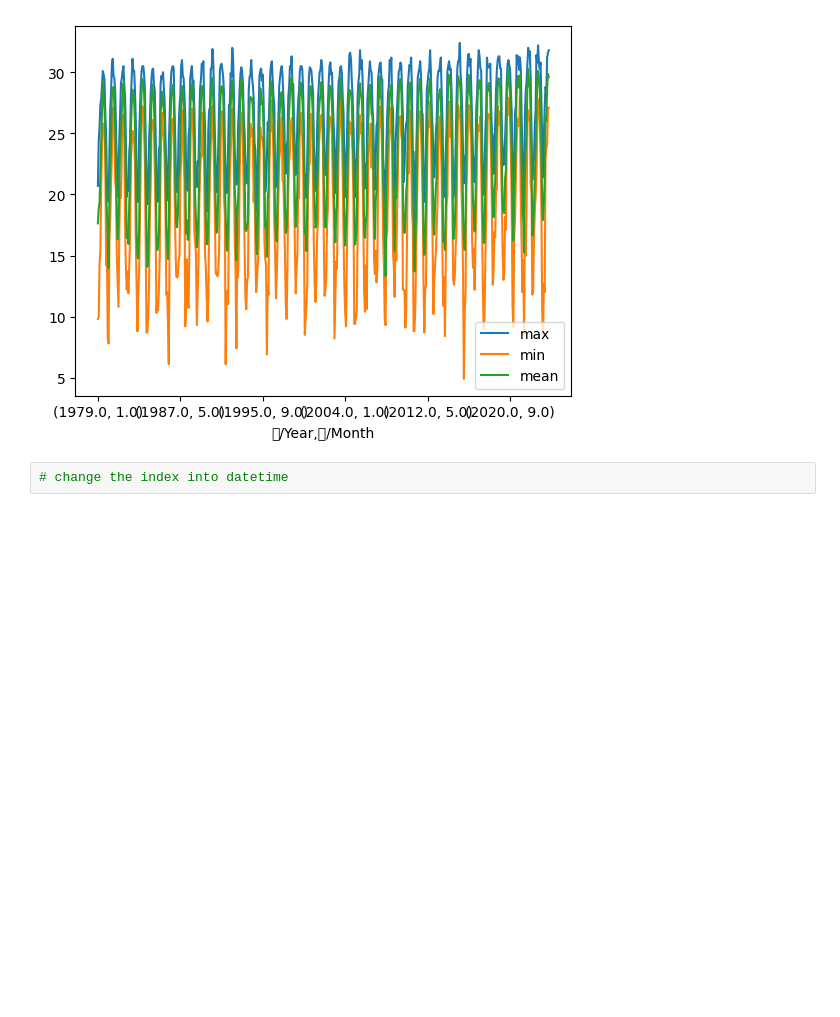
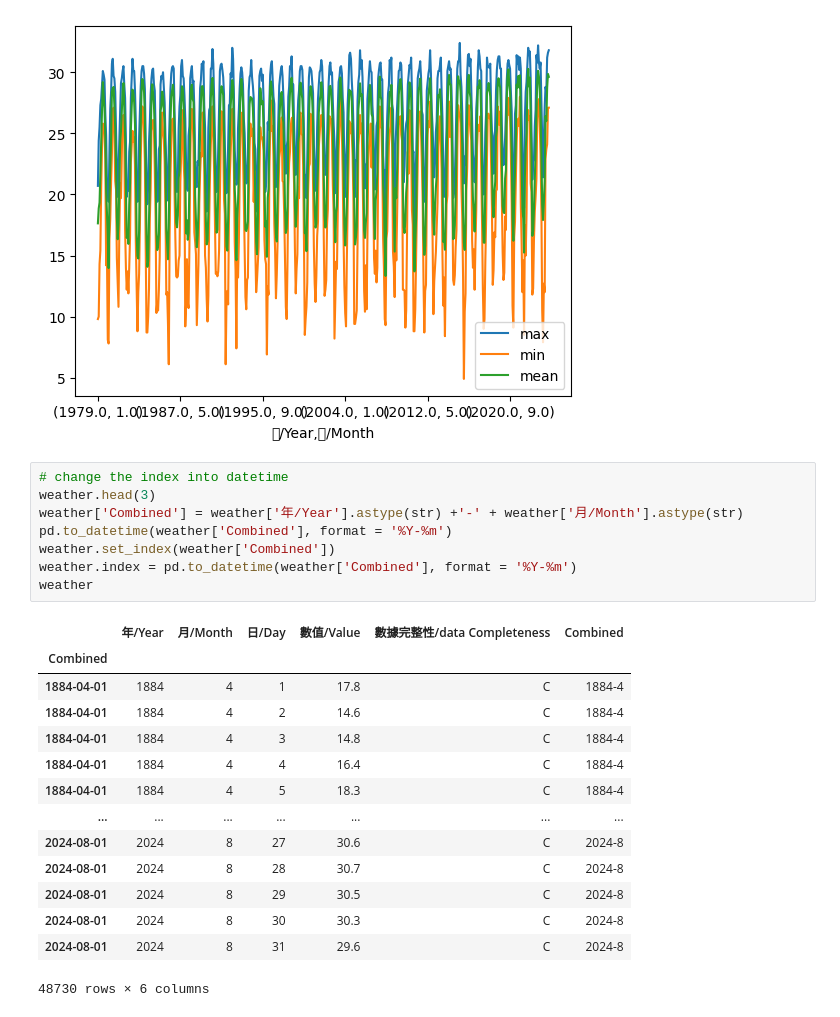
Before and after one commit to lilyleungch/erbscope99, a Jupyter notebook: data_cleansing/data_cleansing.ipynb, the cells around one changed output. Cells and saved outputs as stored; diff of their text form; blank space fills up the shorter version.

```diff
--- a/data_cleansing/data_cleansing.ipynb
+++ b/data_cleansing/data_cleansing.ipynb
@@ -60,5 +58,26 @@ Glyph 24180 (\N{CJK UNIFIED IDEOGRAPH-5E74}) missing from font(s) DejaVu Sans.
 
 Glyph 26376 (\N{CJK UNIFIED IDEOGRAPH-6708}) missing from font(s) DejaVu Sans.
 [figure]
-# %%
-# change the index into datetime
+# %%
+# change the index into datetime
+weather.head(3)
+weather['Combined'] = weather['年/Year'].astype(str) +'-' + weather['月/Month'].astype(str)
+pd.to_datetime(weather['Combined'], format = '%Y-%m')
+weather.set_index(weather['Combined'])
+weather.index = pd.to_datetime(weather['Combined'], format = '%Y-%m')
+weather
+# %% [output]
+|  | 年/Year | 月/Month | 日/Day | 數值/Value | 數據完整性/data Completeness | Combined |
+| Combined |  |  |  |  |  |  |
+| 1884-04-01 | 1884 | 4 | 1 | 17.8 | C | 1884-4 |
+| 1884-04-01 | 1884 | 4 | 2 | 14.6 | C | 1884-4 |
+| 1884-04-01 | 1884 | 4 | 3 | 14.8 | C | 1884-4 |
+| 1884-04-01 | 1884 | 4 | 4 | 16.4 | C | 1884-4 |
+| 1884-04-01 | 1884 | 4 | 5 | 18.3 | C | 1884-4 |
+| ... | ... | ... | ... | ... | ... | ... |
+| 2024-08-01 | 2024 | 8 | 27 | 30.6 | C | 2024-8 |
+| 2024-08-01 | 2024 | 8 | 28 | 30.7 | C | 2024-8 |
+| 2024-08-01 | 2024 | 8 | 29 | 30.5 | C | 2024-8 |
+| 2024-08-01 | 2024 | 8 | 30 | 30.3 | C | 2024-8 |
+| 2024-08-01 | 2024 | 8 | 31 | 29.6 | C | 2024-8 |
+48730 rows × 6 columns
```
Also changed, not shown: parts of 3 cells of this notebook.
